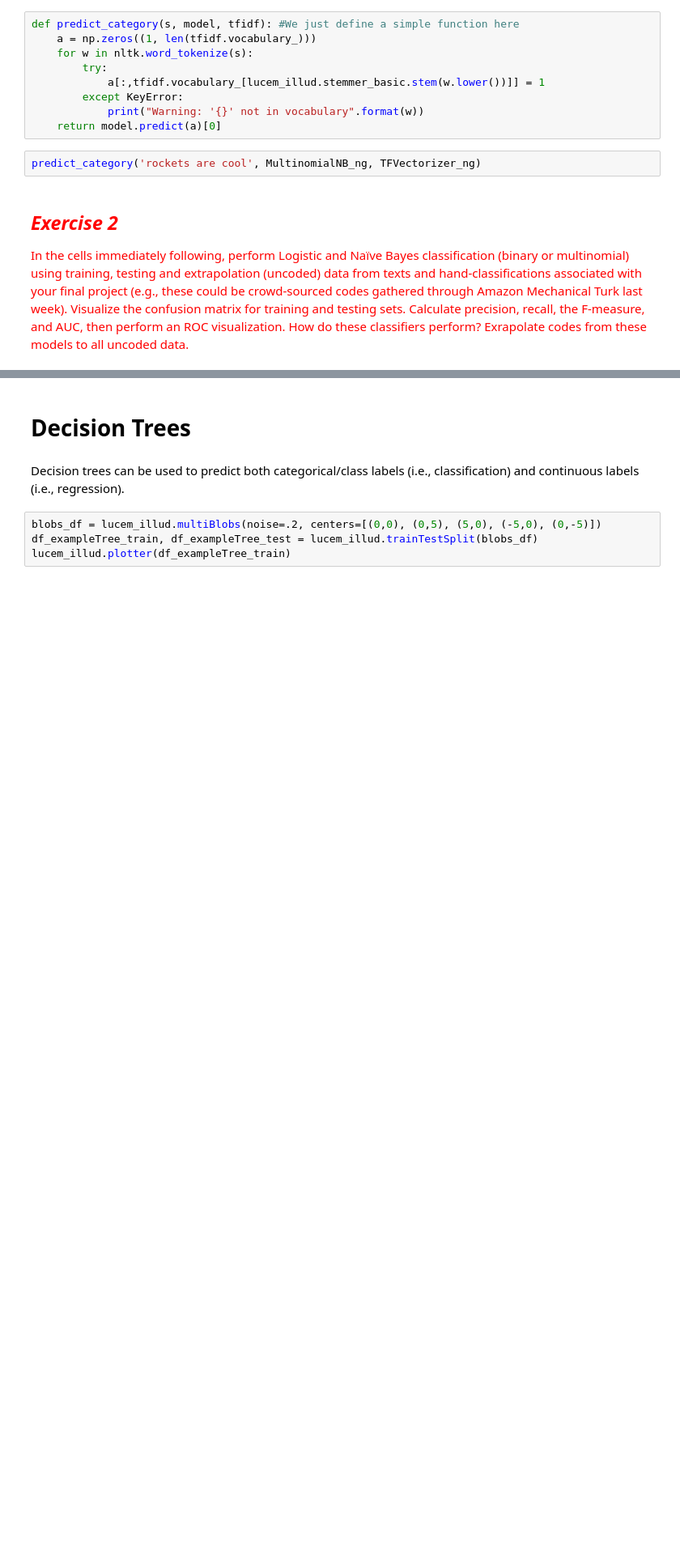
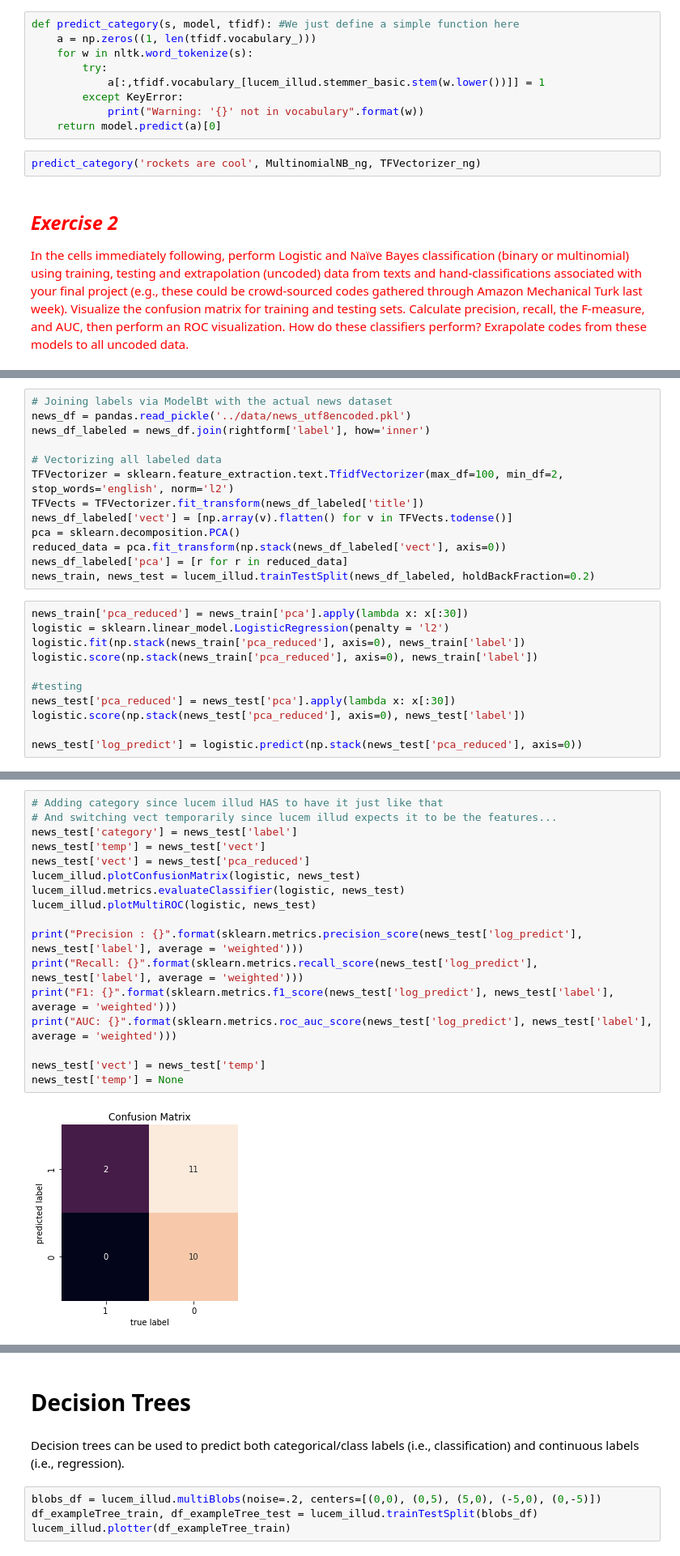
Before and after one commit to Moloq/content-analysis-2018, a Jupyter notebook: 6-Classification/6-Classification.ipynb, the cells around one changed output, grey strips where cells are left out. Shown at 81% size. Saved outputs shown, nothing was run; the diff lists cells and outputs as text; blank space fills up the shorter version.

```diff
--- a/6-Classification/6-Classification.ipynb
+++ b/6-Classification/6-Classification.ipynb
@@ -747,0 +769,24 @@ predict_category('rockets are cool', MultinomialNB_ng, TFVectorizer_ng)
+# %%
+# Joining labels via ModelBt with the actual news dataset
+news_df = pandas.read_pickle('../data/news_utf8encoded.pkl')
+news_df_labeled = news_df.join(rightform['label'], how='inner')
+
+# Vectorizing all labeled data
+TFVectorizer = sklearn.feature_extraction.text.TfidfVectorizer(max_df=100, min_df=2, stop_words='english', norm='l2')
+TFVects = TFVectorizer.fit_transform(news_df_labeled['title'])
+news_df_labeled['vect'] = [np.array(v).flatten() for v in TFVects.todense()]
+pca = sklearn.decomposition.PCA()
+reduced_data = pca.fit_transform(np.stack(news_df_labeled['vect'], axis=0))
+news_df_labeled['pca'] = [r for r in reduced_data]
+news_train, news_test = lucem_illud.trainTestSplit(news_df_labeled, holdBackFraction=0.2)
+# %%
+news_train['pca_reduced'] = news_train['pca'].apply(lambda x: x[:30])
+logistic = sklearn.linear_model.LogisticRegression(penalty = 'l2')
+logistic.fit(np.stack(news_train['pca_reduced'], axis=0), news_train['label'])
+logistic.score(np.stack(news_train['pca_reduced'], axis=0), news_train['label'])
+
+#testing
+news_test['pca_reduced'] = news_test['pca'].apply(lambda x: x[:30])
+logistic.score(np.stack(news_test['pca_reduced'], axis=0), news_test['label'])
+
+news_test['log_predict'] = logistic.predict(np.stack(news_test['pca_reduced'], axis=0))
@@ -747,0 +800,19 @@ predict_category('rockets are cool', MultinomialNB_ng, TFVectorizer_ng)
+# %%
+# Adding category since lucem illud HAS to have it just like that
+# And switching vect temporarily since lucem illud expects it to be the features...
+news_test['category'] = news_test['label']
+news_test['temp'] = news_test['vect']
+news_test['vect'] = news_test['pca_reduced']
+lucem_illud.plotConfusionMatrix(logistic, news_test)
+lucem_illud.metrics.evaluateClassifier(logistic, news_test)
+lucem_illud.plotMultiROC(logistic, news_test)
+
+print("Precision : {}".format(sklearn.metrics.precision_score(news_test['log_predict'], news_test['label'], average = 'weighted')))
+print("Recall: {}".format(sklearn.metrics.recall_score(news_test['log_predict'], news_test['label'], average = 'weighted')))
+print("F1: {}".format(sklearn.metrics.f1_score(news_test['log_predict'], news_test['label'], average = 'weighted')))
+print("AUC: {}".format(sklearn.metrics.roc_auc_score(news_test['log_predict'], news_test['label'], average = 'weighted')))
+
+news_test['vect'] = news_test['temp']
+news_test['temp'] = None
+# %% [output]
+[figure, added]
```
Also changed, not shown: parts of 16 cells of this notebook.
